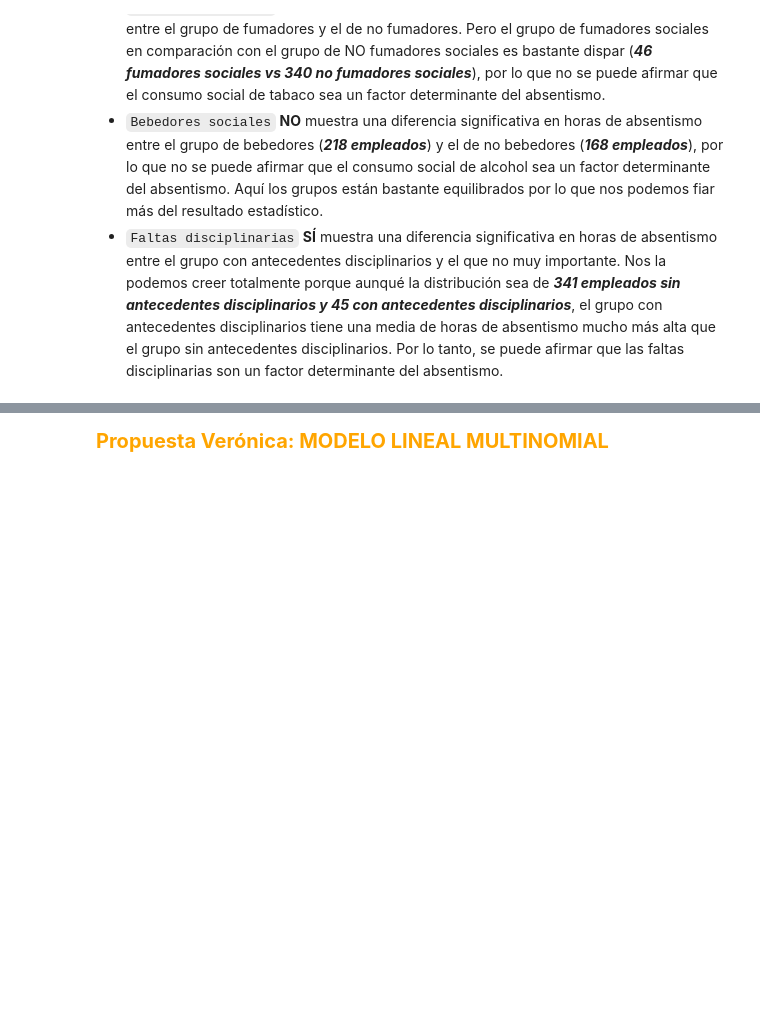
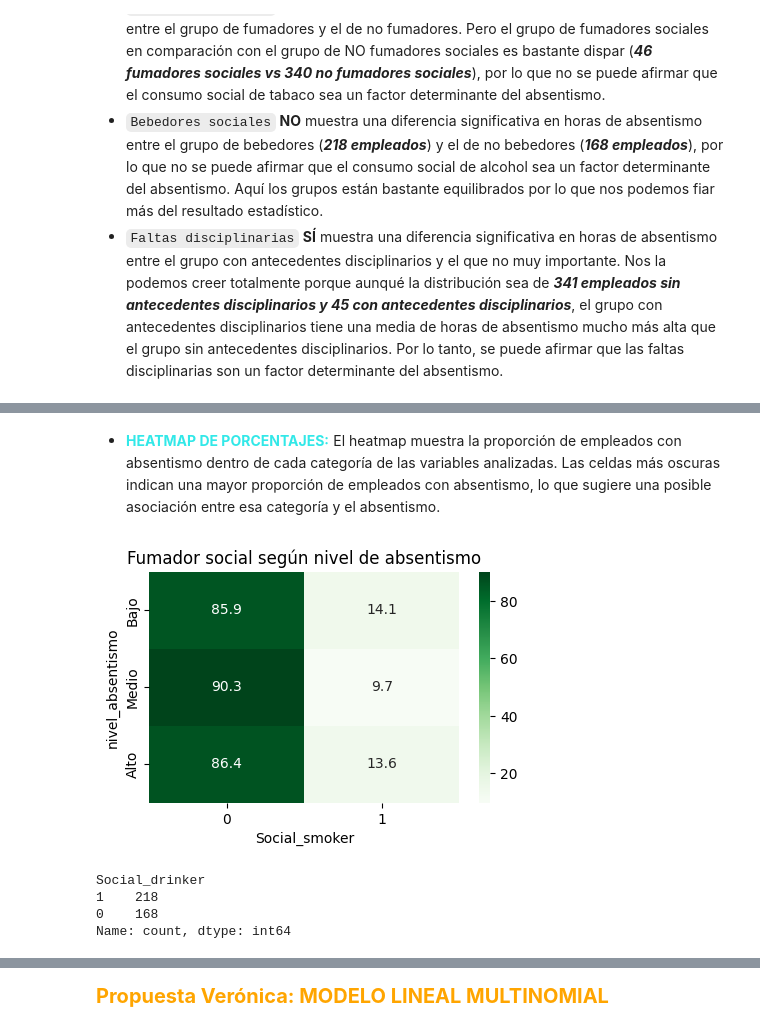
Before and after one commit to ITACADEMYprojectes/ProjecteData, a Jupyter notebook: Equip_31/Scripts/Notebooks/analisis_absentismo_Dioulde_08062026.ipynb, the cells around one changed output, grey strips where cells are left out. Cells and saved outputs as stored; diff of their text form; code cells hidden in the pictures; blank space fills up the shorter version.

```diff
--- a/Equip_31/Scripts/Notebooks/analisis_absentismo_Dioulde_08062026.ipynb
+++ b/Equip_31/Scripts/Notebooks/analisis_absentismo_Dioulde_08062026.ipynb
@@ -585,0 +567,30 @@ mann_whitney_tests
+# %% [markdown]
+ - <span style="color: rgb(50, 232, 232); font-size:14px">**HEATMAP DE PORCENTAJES:**</span> <span style="font-size:14px">El heatmap muestra la proporción de empleados con absentismo dentro de cada categoría de las variables analizadas. Las celdas más oscuras indican una mayor proporción de empleados con absentismo, lo que sugiere una posible asociación entre esa categoría y el absentismo.</span>
+# %%
+tabla_heatmap = pd.crosstab(
+    df_empleados['nivel_absentismo'],
+    df_empleados['Social_smoker'],
+    normalize='index'
+) * 100
+
+plt.figure(figsize=(5,3))
+
+sns.heatmap(
+    tabla_heatmap,
+    annot=True,
+    fmt='.1f',
+    cmap='Greens'
+)
+
+plt.title('Fumador social según nivel de absentismo')
+
+plt.show()
+# %% [output]
+[figure, added]
+# %%
+df_empleados['Social_drinker'].value_counts()
+# %% [output]
+Social_drinker
+1    218
+0    168
+Name: count, dtype: int64
```
Also changed, not shown: parts of 47 cells of this notebook.
